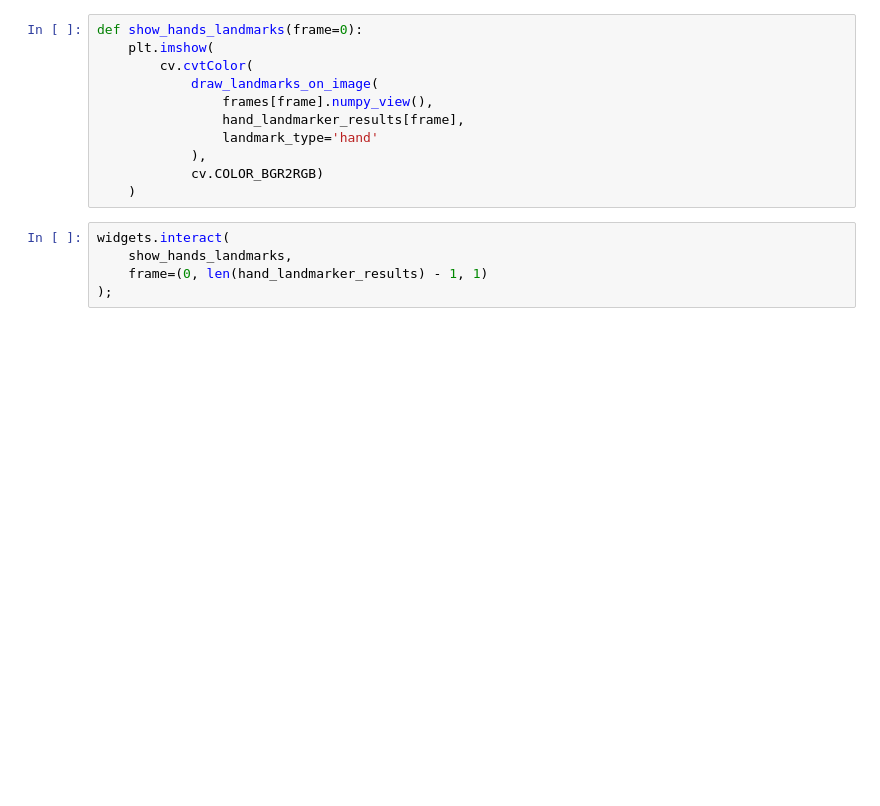
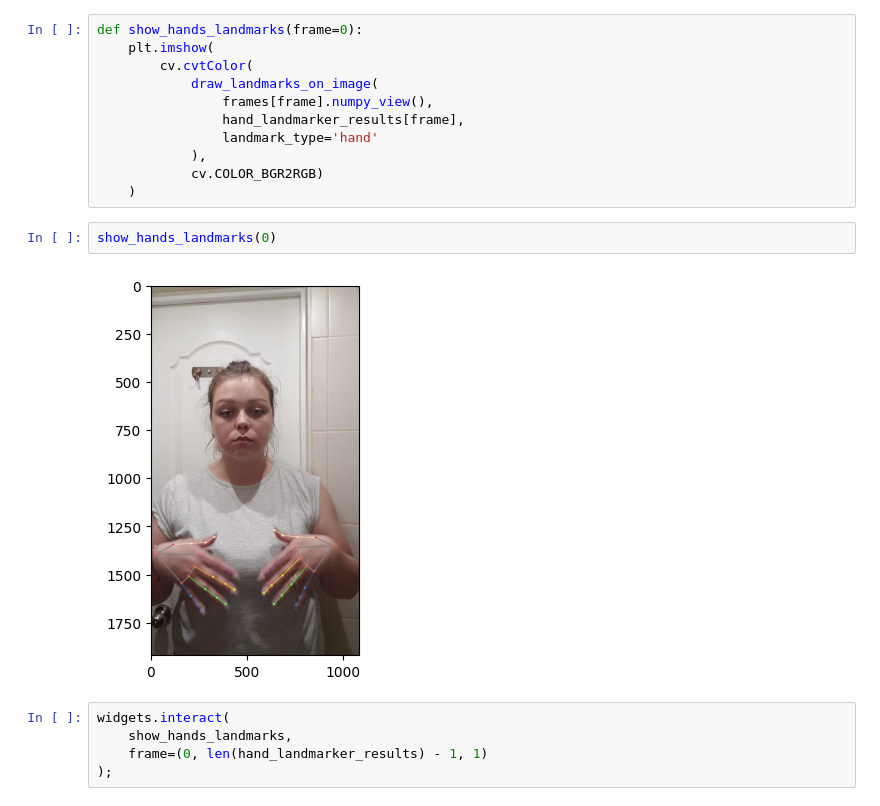
Before and after one commit to utnasun/hse-2023-slr, a Jupyter notebook: notebooks/models.ipynb, the cells around one changed output. Saved outputs shown, nothing was run; the diff lists cells and outputs as text; blank space fills up the shorter version.

```diff
--- a/notebooks/models.ipynb
+++ b/notebooks/models.ipynb
@@ -96,6 +96,10 @@ def show_hands_landmarks(frame=0):
             ),
             cv.COLOR_BGR2RGB)
     )
+# %%
+show_hands_landmarks(0)
+# %% [output]
+[figure, added]
 # %%
 widgets.interact(
     show_hands_landmarks,
```
Also changed, not shown: parts of 1 cell of this notebook.
